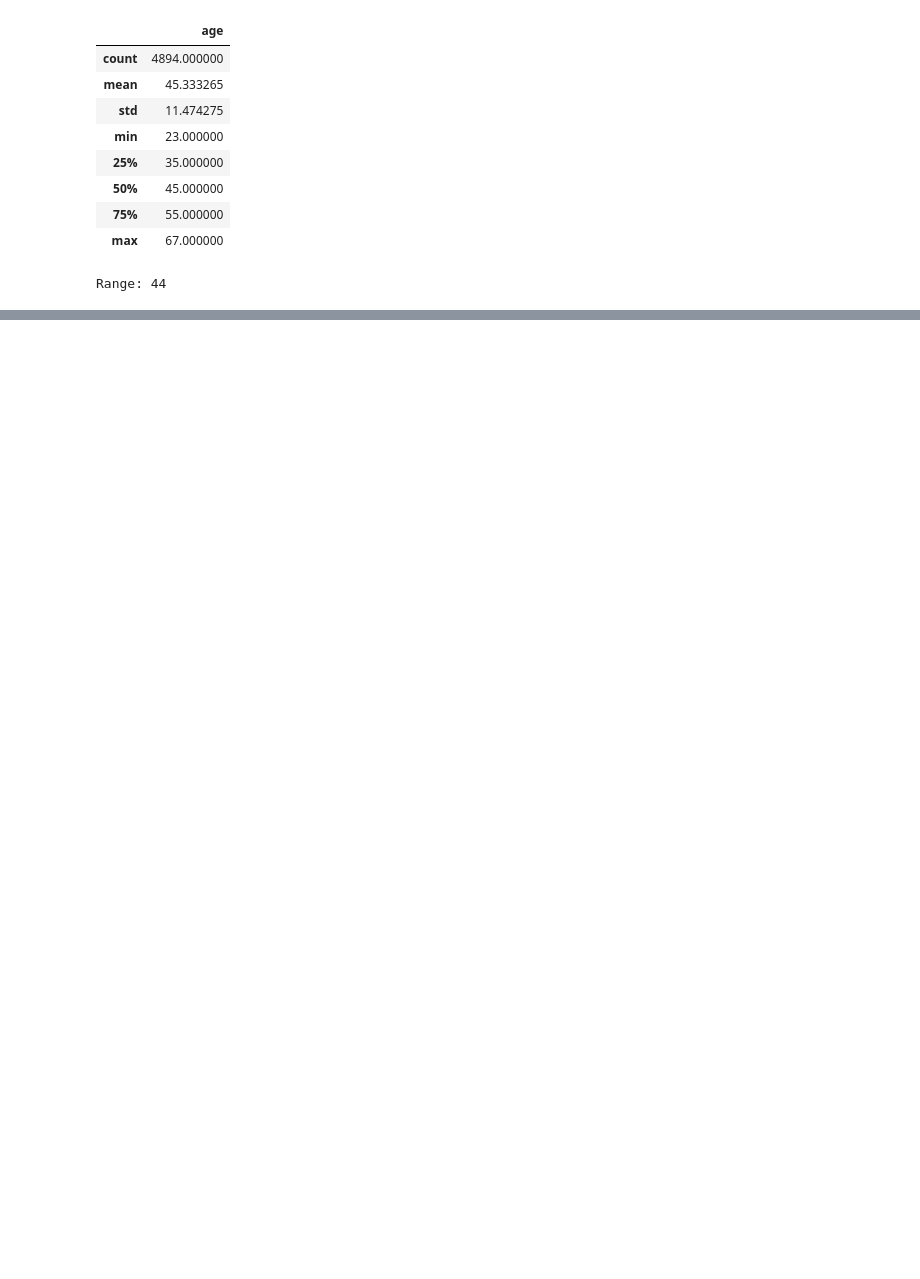
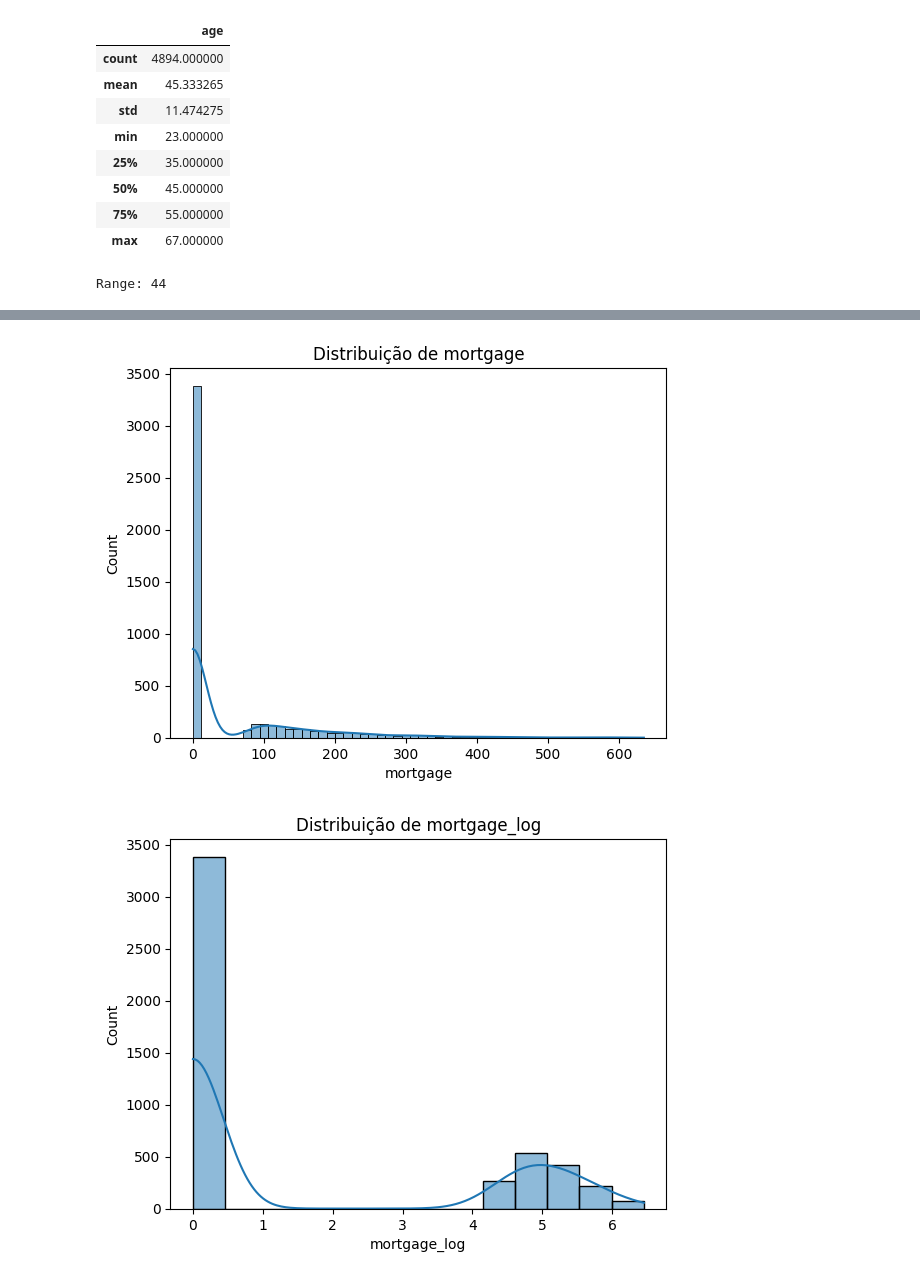
Before and after one commit to marqsleal/machine-learning-1, a Jupyter notebook: src/notebooks/preprocess.ipynb, the cells around one changed output, grey strips where cells are left out. Cells and saved outputs as stored; diff of their text form; code cells hidden in the pictures; blank space fills up the shorter version.

```diff
--- a/src/notebooks/preprocess.ipynb
+++ b/src/notebooks/preprocess.ipynb
@@ -208,0 +199,5 @@ df_preprocessed
+# %%
+df['mortgage_log'] = np.log1p(df['mortgage']) # log(x + 1)
+# %%
+mortgage_df = df[['mortgage', 'mortgage_log']]
+mortgage_df
@@ -208,0 +218,8 @@ df_preprocessed
+# %%
+for col in mortgage_df.columns:
+    sns.histplot(mortgage_df[col], kde=True)
+    plt.title(f'Distribuição de {col}')
+    plt.show()
+# %% [output]
+[figure, added]
+[figure, added]
```
Also changed, not shown: parts of 26 cells of this notebook.
